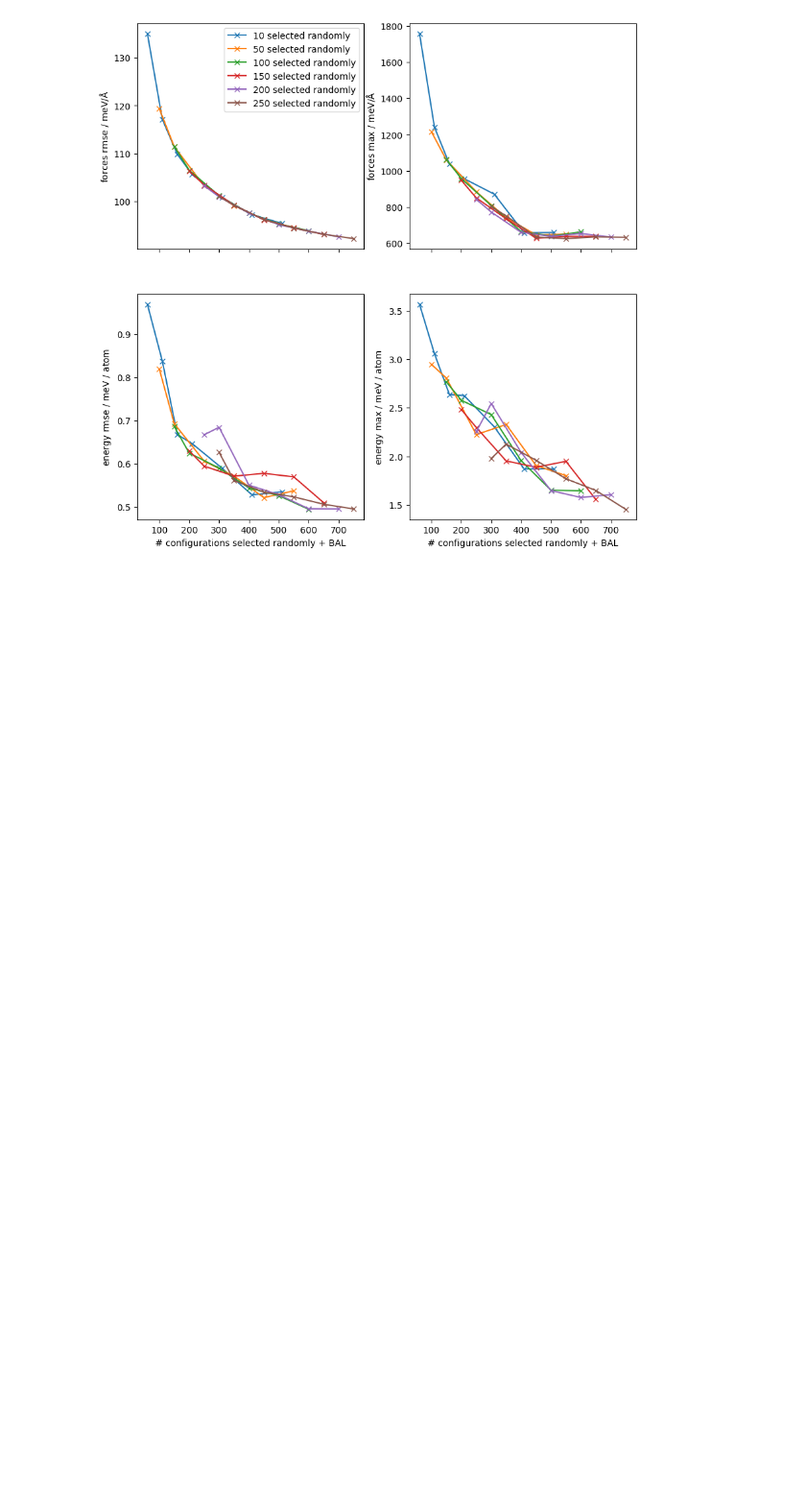
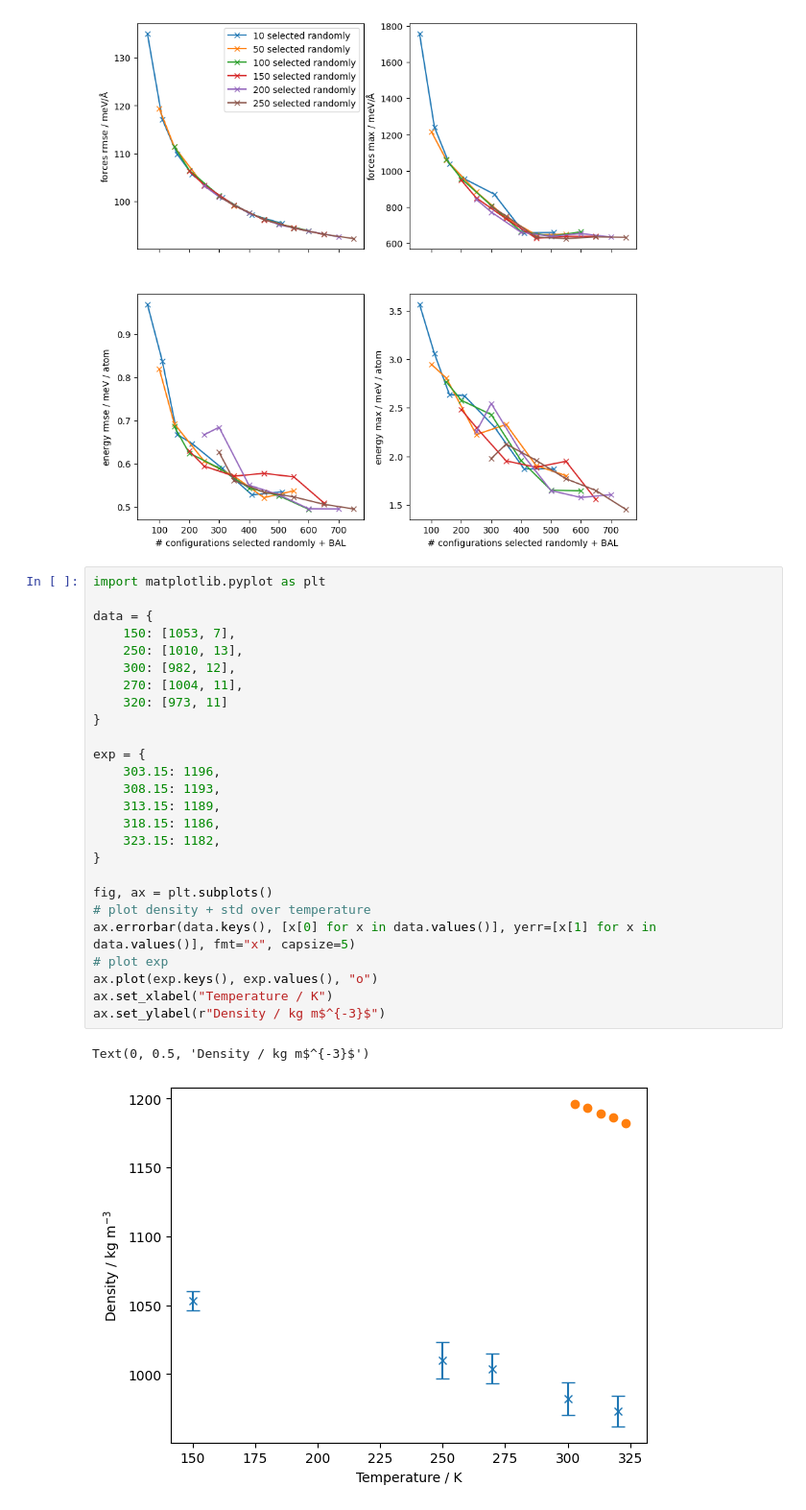
Before and after one commit to IPSProjects/BMIM-BF4, a Jupyter notebook: analysis.ipynb, the cells around one changed output. Shown at 96% size. Cells and saved outputs as stored; diff of their text form; blank space fills up the shorter version.

Commit message:
density calculations

```diff
--- a/analysis.ipynb
+++ b/analysis.ipynb
@@ -276,3 +284,32 @@ ax[1][1].set_ylabel(r"energy max / $\mathrm{meV}$ / atom")
 # %% [output]
 Text(0, 0.5, 'energy max / $\\mathrm{meV}$ / atom')
 [figure]
+# %%
+import matplotlib.pyplot as plt
+
+data = {
+    150: [1053, 7],
+    250: [1010, 13],
+    300: [982, 12],
+    270: [1004, 11],
+    320: [973, 11]
+}
+
+exp = {
+    303.15: 1196,
+    308.15: 1193,
+    313.15: 1189,
+    318.15: 1186,
+    323.15: 1182,
+}
+
+fig, ax = plt.subplots()
+# plot density + std over temperature
+ax.errorbar(data.keys(), [x[0] for x in data.values()], yerr=[x[1] for x in data.values()], fmt="x", capsize=5)
+# plot exp
+ax.plot(exp.keys(), exp.values(), "o")
+ax.set_xlabel("Temperature / K")
+ax.set_ylabel(r"Density / kg m$^{-3}$")
+# %% [output]
+Text(0, 0.5, 'Density / kg m$^{-3}$')
+[figure, added]
```
Also changed, not shown: parts of 2 cells of this notebook, 6 other files.
